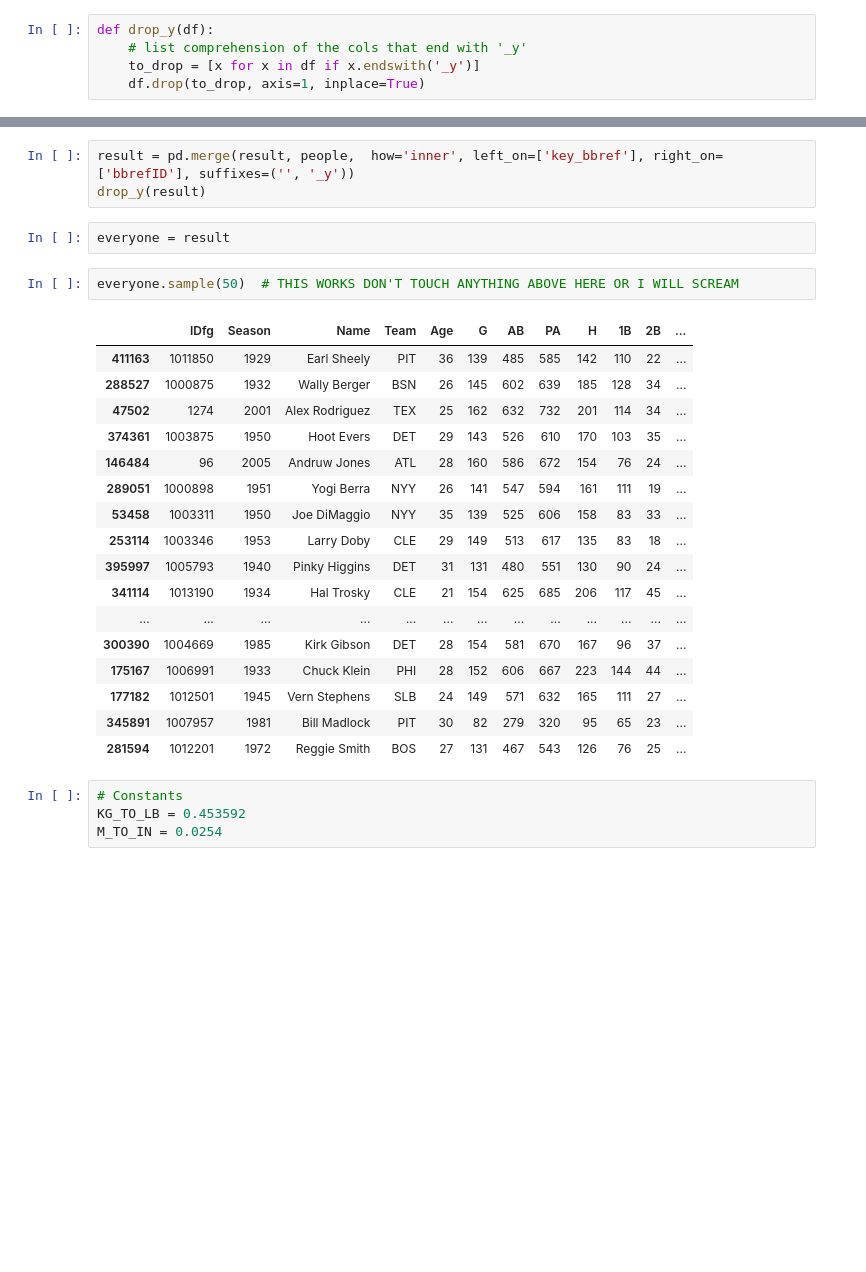
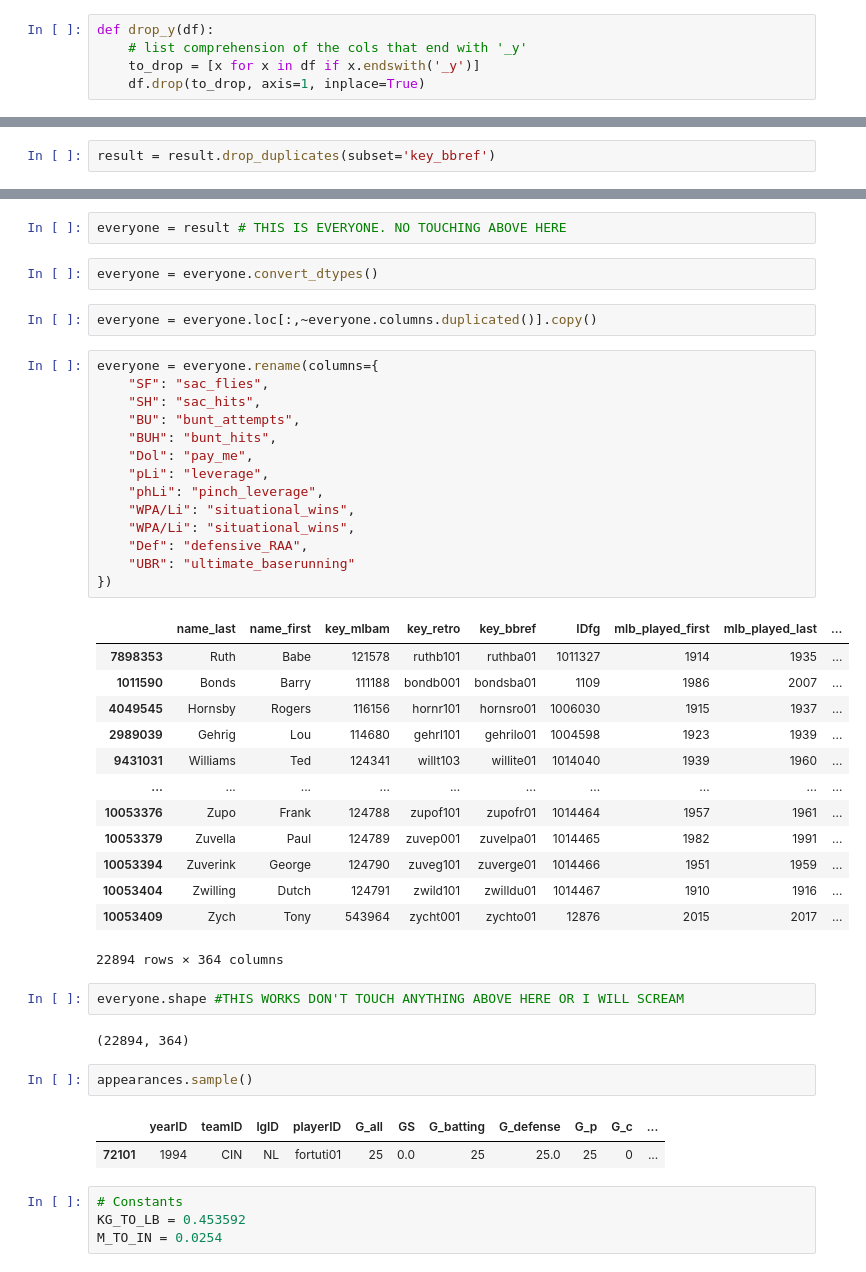
Before and after one commit to obverter/bmi-stars, a Jupyter notebook: notebooks/Players.ipynb, the cells around one changed output, grey strips where cells are left out. Drawn from its saved outputs; the diff is of its cells as text; blank space fills up the shorter version.

Commit message:
Everyone is here. No touching.

```diff
--- a/notebooks/Players.ipynb
+++ b/notebooks/Players.ipynb
@@ -78 +127,3 @@ drop_y(result)
+# %%
+result = result.drop_duplicates(subset='key_bbref')
 # %%
@@ -83,28 +133,46 @@ result.sample()
-# %%
-result = pd.merge(result, people,  how='inner', left_on=['key_bbref'], right_on=['bbrefID'], suffixes=('', '_y'))
-drop_y(result)
-# %%
-everyone = result
+# %%
+everyone = result # THIS IS EVERYONE. NO TOUCHING ABOVE HERE
+# %%
+everyone = everyone.convert_dtypes()
+# %%
+everyone = everyone.loc[:,~everyone.columns.duplicated()].copy()
+# %%
+everyone = everyone.rename(columns={
+    "SF": "sac_flies",
+    "SH": "sac_hits",
+    "BU": "bunt_attempts",
+    "BUH": "bunt_hits",
+    "Dol": "pay_me",
+    "pLi": "leverage",
+    "phLi": "pinch_leverage",
+    "WPA/Li": "situational_wins",
+    "WPA/Li": "situational_wins",
+    "Def": "defensive_RAA",
+    "UBR": "ultimate_baserunning"
+})
+# %% [output]
+|  | name_last | name_first | key_mlbam | key_retro | key_bbref | IDfg | mlb_played_first | mlb_played_last | ... |
+| 7898353 | Ruth | Babe | 121578 | ruthb101 | ruthba01 | 1011327 | 1914 | 1935 | ... |
+| 1011590 | Bonds | Barry | 111188 | bondb001 | bondsba01 | 1109 | 1986 | 2007 | ... |
+| 4049545 | Hornsby | Rogers | 116156 | hornr101 | hornsro01 | 1006030 | 1915 | 1937 | ... |
+| 2989039 | Gehrig | Lou | 114680 | gehrl101 | gehrilo01 | 1004598 | 1923 | 1939 | ... |
+| 9431031 | Williams | Ted | 124341 | willt103 | willite01 | 1014040 | 1939 | 1960 | ... |
+| ... | ... | ... | ... | ... | ... | ... | ... | ... | ... |
+| 10053376 | Zupo | Frank | 124788 | zupof101 | zupofr01 | 1014464 | 1957 | 1961 | ... |
+| 10053379 | Zuvella | Paul | 124789 | zuvep001 | zuvelpa01 | 1014465 | 1982 | 1991 | ... |
+| 10053394 | Zuverink | George | 124790 | zuveg101 | zuverge01 | 1014466 | 1951 | 1959 | ... |
+| 10053404 | Zwilling | Dutch | 124791 | zwild101 | zwilldu01 | 1014467 | 1910 | 1916 | ... |
+| 10053409 | Zych | Tony | 543964 | zycht001 | zychto01 | 12876 | 2015 | 2017 | ... |
+22894 rows × 364 columns
 # %%
-everyone.sample(50)  # THIS WORKS DON'T TOUCH ANYTHING ABOVE HERE OR I WILL SCREAM
+everyone.shape #THIS WORKS DON'T TOUCH ANYTHING ABOVE HERE OR I WILL SCREAM
 # %% [output]
-|  | IDfg | Season | Name | Team | Age | G | AB | PA | H | 1B | 2B | ... |
-| 411163 | 1011850 | 1929 | Earl Sheely | PIT | 36 | 139 | 485 | 585 | 142 | 110 | 22 | ... |
-| 288527 | 1000875 | 1932 | Wally Berger | BSN | 26 | 145 | 602 | 639 | 185 | 128 | 34 | ... |
-| 47502 | 1274 | 2001 | Alex Rodriguez | TEX | 25 | 162 | 632 | 732 | 201 | 114 | 34 | ... |
-| 374361 | 1003875 | 1950 | Hoot Evers | DET | 29 | 143 | 526 | 610 | 170 | 103 | 35 | ... |
-| 146484 | 96 | 2005 | Andruw Jones | ATL | 28 | 160 | 586 | 672 | 154 | 76 | 24 | ... |
-| 289051 | 1000898 | 1951 | Yogi Berra | NYY | 26 | 141 | 547 | 594 | 161 | 111 | 19 | ... |
-| 53458 | 1003311 | 1950 | Joe DiMaggio | NYY | 35 | 139 | 525 | 606 | 158 | 83 | 33 | ... |
-| 253114 | 1003346 | 1953 | Larry Doby | CLE | 29 | 149 | 513 | 617 | 135 | 83 | 18 | ... |
-| 395997 | 1005793 | 1940 | Pinky Higgins | DET | 31 | 131 | 480 | 551 | 130 | 90 | 24 | ... |
-| 341114 | 1013190 | 1934 | Hal Trosky | CLE | 21 | 154 | 625 | 685 | 206 | 117 | 45 | ... |
-| ... | ... | ... | ... | ... | ... | ... | ... | ... | ... | ... | ... | ... |
-| 300390 | 1004669 | 1985 | Kirk Gibson | DET | 28 | 154 | 581 | 670 | 167 | 96 | 37 | ... |
-| 175167 | 1006991 | 1933 | Chuck Klein | PHI | 28 | 152 | 606 | 667 | 223 | 144 | 44 | ... |
-| 177182 | 1012501 | 1945 | Vern Stephens | SLB | 24 | 149 | 571 | 632 | 165 | 111 | 27 | ... |
-| 345891 | 1007957 | 1981 | Bill Madlock | PIT | 30 | 82 | 279 | 320 | 95 | 65 | 23 | ... |
-| 281594 | 1012201 | 1972 | Reggie Smith | BOS | 27 | 131 | 467 | 543 | 126 | 76 | 25 | ... |
+(22894, 364)
+# %%
+appearances.sample()
+# %% [output]
+|  | yearID | teamID | lgID | playerID | G_all | GS | G_batting | G_defense | G_p | G_c | ... |
+| 72101 | 1994 | CIN | NL | fortuti01 | 25 | 0.0 | 25 | 25.0 | 25 | 0 | ... |
 # %%
 # Constants
 KG_TO_LB = 0.453592
```
Also changed, not shown: parts of 25 cells of this notebook.
